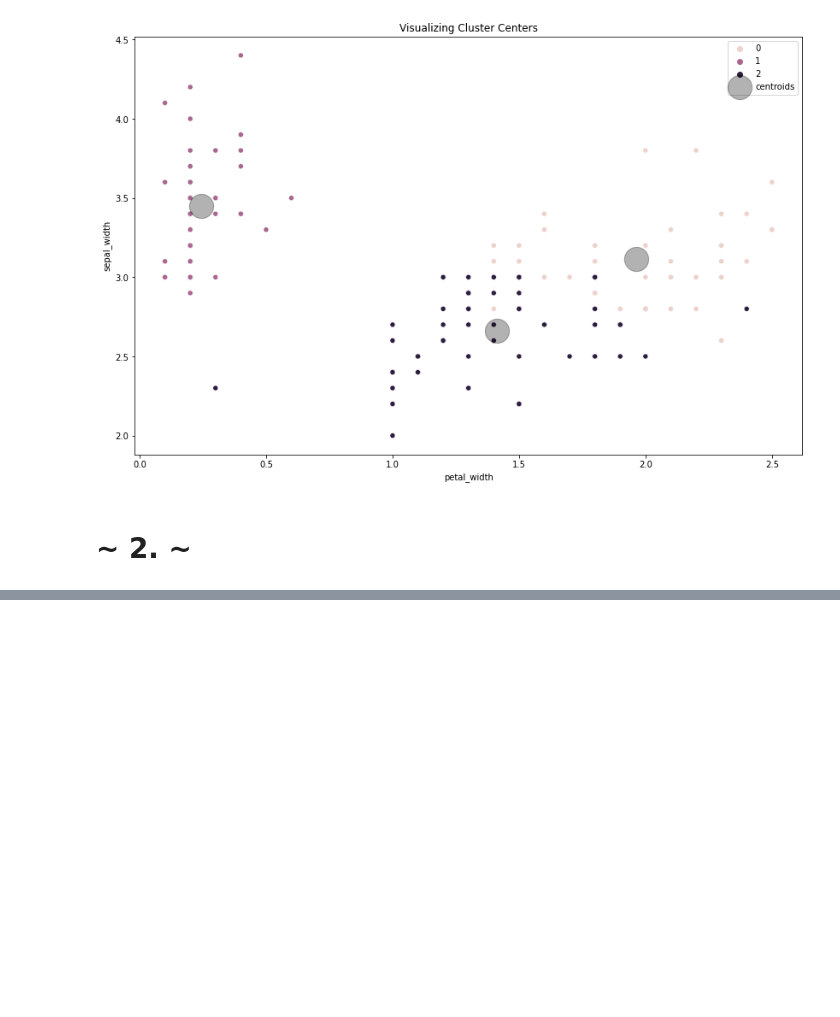
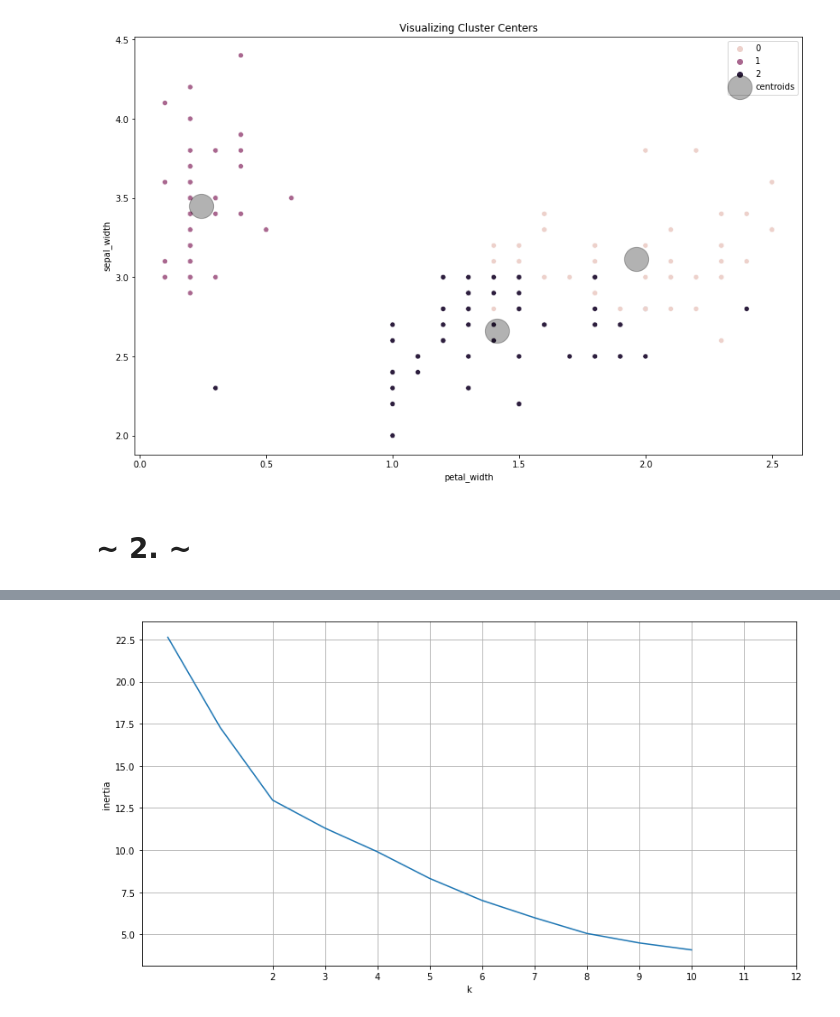
Before and after one commit to joann-balraj/clustering_exercises, a Jupyter notebook: modeling.ipynb, the cells around one changed output, grey strips where cells are left out. Drawn from its saved outputs; the diff is of its cells as text; code cells hidden in the pictures; blank space fills up the shorter version.

```diff
--- a/modeling.ipynb
+++ b/modeling.ipynb
@@ -421,0 +449,15 @@ NameError: name 'train_test_split' is not defined
+# %%
+X = train_scaled.copy()
+
+def get_inertia(k):
+    return KMeans(k).fit(X).inertia_
+
+plt.figure(figsize=(13, 7))
+df = pd.Series([get_inertia(k) for k in range(2, 13)]).plot()
+
+plt.xlabel('k')
+plt.ylabel('inertia')
+plt.xticks(range(2, 13))
+plt.grid()
+# %% [output]
+[figure, added]
```
Also changed, not shown: parts of 30 cells of this notebook, 6 other files.
